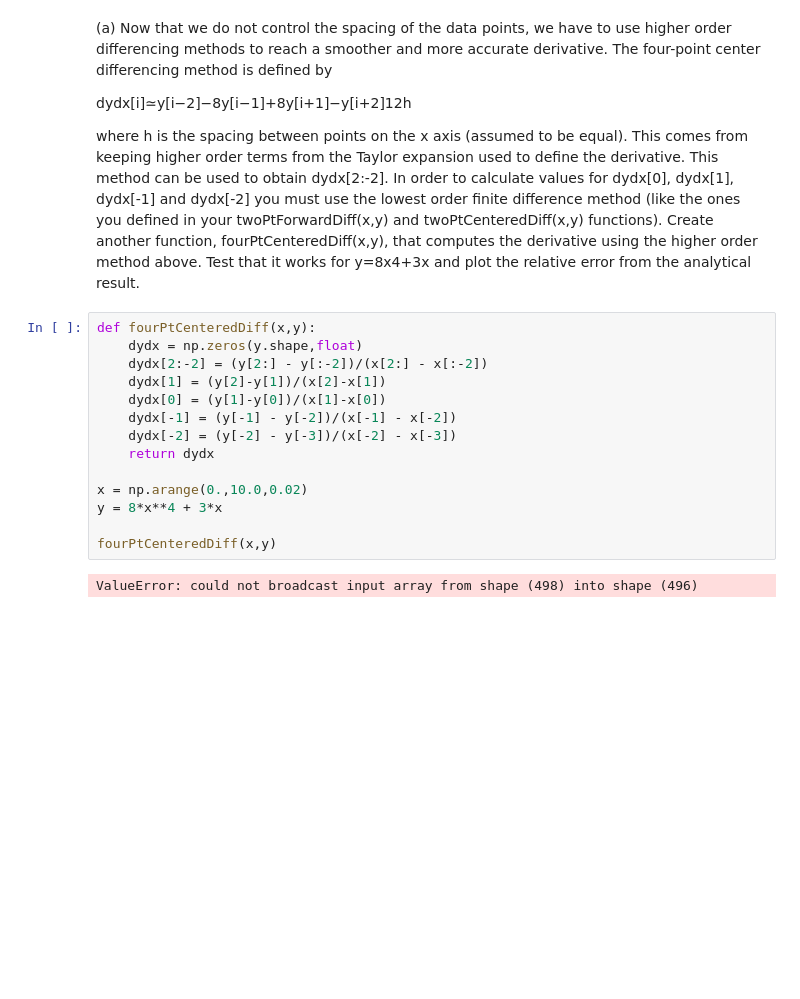
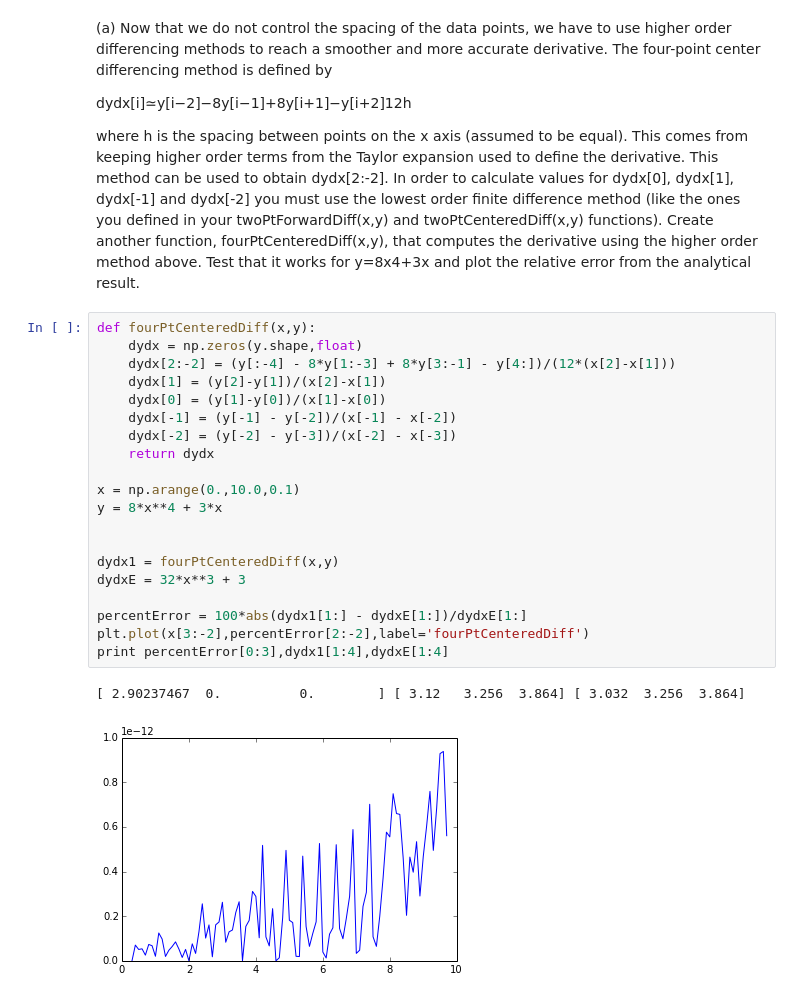
Before and after one commit to jjma3426/PHYS202-S14, a Jupyter notebook: SciPy/DifferentiationExercises.ipynb, the cells around one changed output. Saved outputs shown, nothing was run; the diff lists cells and outputs as text; blank space fills up the shorter version.

```diff
--- a/SciPy/DifferentiationExercises.ipynb
+++ b/SciPy/DifferentiationExercises.ipynb
@@ -91,16 +91,23 @@ where h is the spacing between points on the x axis (assumed to be equal). This
 # %%
 def fourPtCenteredDiff(x,y):
     dydx = np.zeros(y.shape,float)
-    dydx[2:-2] = (y[2:] - y[:-2])/(x[2:] - x[:-2])
+    dydx[2:-2] = (y[:-4] - 8*y[1:-3] + 8*y[3:-1] - y[4:])/(12*(x[2]-x[1]))
     dydx[1] = (y[2]-y[1])/(x[2]-x[1])
     dydx[0] = (y[1]-y[0])/(x[1]-x[0])
     dydx[-1] = (y[-1] - y[-2])/(x[-1] - x[-2])
     dydx[-2] = (y[-2] - y[-3])/(x[-2] - x[-3])
     return dydx
 
-x = np.arange(0.,10.0,0.02)
+x = np.arange(0.,10.0,0.1)
 y = 8*x**4 + 3*x
 
-fourPtCenteredDiff(x,y)
+
+dydx1 = fourPtCenteredDiff(x,y)
+dydxE = 32*x**3 + 3
+
+percentError = 100*abs(dydx1[1:] - dydxE[1:])/dydxE[1:]
+plt.plot(x[3:-2],percentError[2:-2],label='fourPtCenteredDiff')
+print percentError[0:3],dydx1[1:4],dydxE[1:4]
 # %% [output]
-ValueError: could not broadcast input array from shape (498) into shape (496)
+[ 2.90237467  0.          0.        ] [ 3.12   3.256  3.864] [ 3.032  3.256  3.864]
+[figure, added]
```
